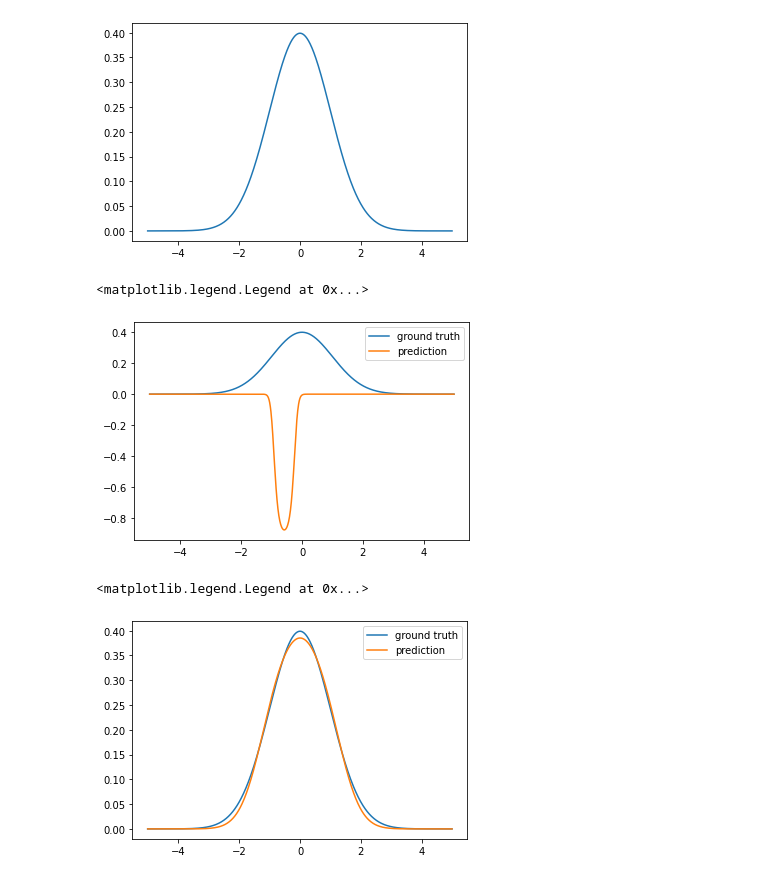
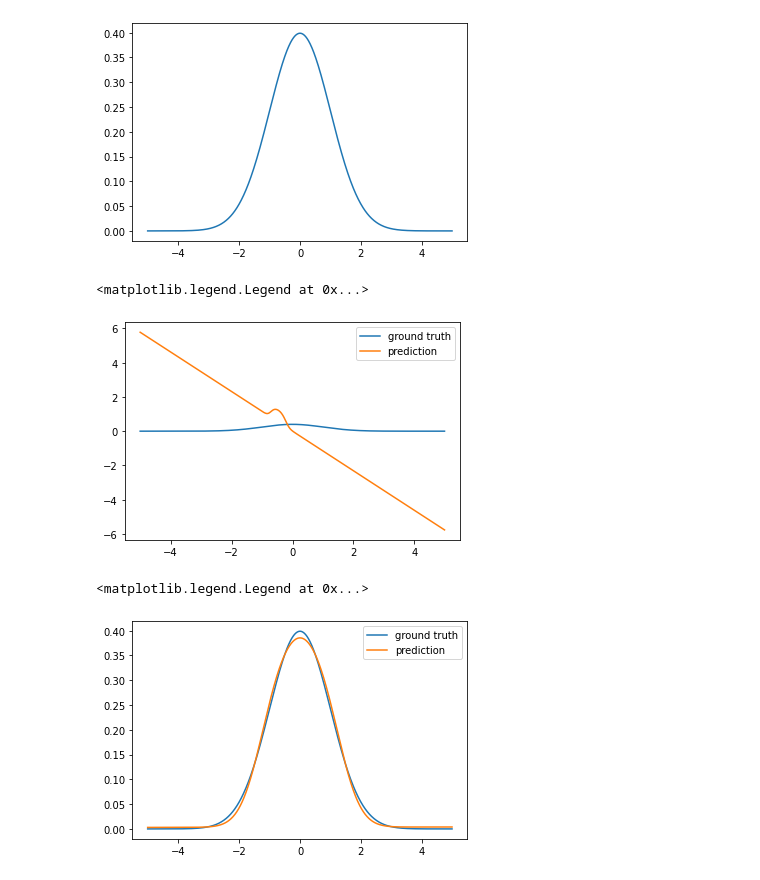
Before and after one commit to LorisPilotto/LorisBallsBasedModel, a Jupyter notebook: test_BoundedParaboloids.ipynb, the cells around one changed output. Saved outputs shown, nothing was run; the diff lists cells and outputs as text; code cells hidden in the pictures.

```diff
--- a/test_BoundedParaboloids.ipynb
+++ b/test_BoundedParaboloids.ipynb
@@ -15,17 +15,17 @@ plt.plot(x, y)
 # %%
 # Note: The goal is to highlight a paraboloid subspace => 'add_linear' to true don't only highlight a paraboloid subspace ...
 
 # model = MultiLayerPerceptron([BoundedParaboloids(10, add_linear=True), BoundedParaboloids(1, add_linear=True)])
-model = SingleLayerPerceptron(BoundedParaboloids(1))
+model = SingleLayerPerceptron(BoundedParaboloids(1, add_linear=True))
 model.compile(loss='mse', optimizer=tf.keras.optimizers.Adam(learning_rate=0.01), metrics=['acc'])
 y_hat = model.predict(x.reshape(-1, 1)).flatten()
 
 plt.plot(x, y, label="ground truth")
 plt.plot(x, y_hat, label="prediction")
 plt.legend()
 # %% [output]
 <matplotlib.legend.Legend at 0x...>
-[figure, old version]
+[figure, new version]
 # %%
 model.fit(x.reshape(-1, 1), y.reshape(-1, 1), epochs=200, verbose=0)
 
@@ -36,7 +36,7 @@ plt.plot(x, y_hat, label="prediction")
 plt.legend()
 # %% [output]
 <matplotlib.legend.Legend at 0x...>
-[figure, old version]
+[figure, new version]
 # %%
 model = MultiLayerPerceptron([tf.keras.layers.Dense(10, 'relu'), tf.keras.layers.Dense(1)])
 model.compile(loss='mse', optimizer=tf.keras.optimizers.Adam(learning_rate=0.01), metrics=['acc'])
```
Also changed, not shown: parts of 1 cell of this notebook, 4 other files.
